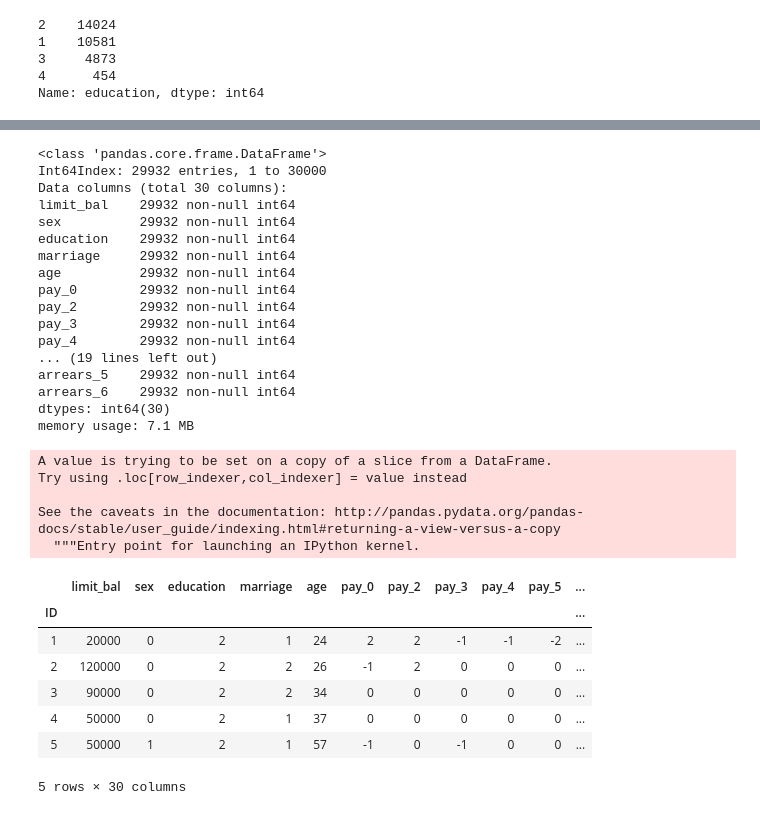
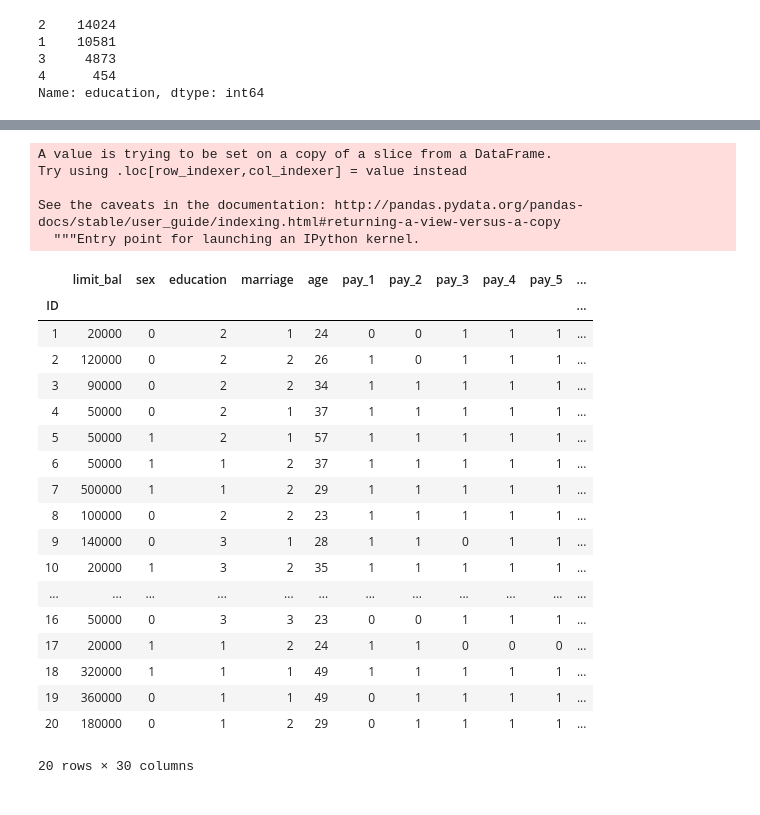
Before and after one commit to tinacliu/mod5_project, a Jupyter notebook: mo_notebook.ipynb, the cells around one changed output, grey strips where cells are left out. Cells and saved outputs as stored; diff of their text form; code cells hidden in the pictures.

```diff
--- a/mo_notebook.ipynb
+++ b/mo_notebook.ipynb
@@ -200,12 +200,12 @@ df.education.value_counts()
 3     4873
 4      454
 Name: education, dtype: int64
+# %%
+df.rename({'pay_0':'pay_1'}, axis= 1, inplace= True)
 # %%
-df['arrears_1'] = df['pay_0'].map(lambda x: 3 if x >= 3 else x)
-
 # pay_i: group 3 or more arrears into a new series
-for i in range(2,7):
-    df[f'arrears_{i}'] = df[f'pay_{i}'].map(lambda x: 3 if x >= 3 else x)
+for i in range(1,7):
+    df[f'pay_{i}'] = df[f'pay_{i}'].map(lambda x: 3 if x >= 3 else x)
 # %%
 df.head()
 # %% [output]
@@ -220,3 +220,7 @@ df.head()
+# %%
+for i in range(1,7):
+    df[f'months_late_{i}'] = df[f'pay_{i}'].map(lambda x: x if x > 0 else 0)
+    df[f'pay_{i}'] = df[f'pay_{i}'].map(lambda x: 1 if x <=0 else 0)
 # %%
 df.isna().sum()
 # %% [output]
@@ -239,39 +243,31 @@ arrears_6       0
 dtype: int64
 # %%
 df_1 = df.dropna(axis=1)
-df_1.info()
-# %% [output]
-<class 'pandas.core.frame.DataFrame'>
-Int64Index: 29932 entries, 1 to 30000
-Data columns (total 30 columns):
-limit_bal    29932 non-null int64
-sex          29932 non-null int64
-education    29932 non-null int64
-marriage     29932 non-null int64
-age          29932 non-null int64
-pay_0        29932 non-null int64
-pay_2        29932 non-null int64
-pay_3        29932 non-null int64
-pay_4        29932 non-null int64
-... (19 lines left out)
-arrears_5    29932 non-null int64
-arrears_6    29932 non-null int64
-dtypes: int64(30)
-memory usage: 7.1 MB
 # %%
 df_1['sex'] = df_1['sex'].map({1:1, 2:0})
-df_1.head()
+df_1.head(20)
 # %% [output]
 A value is trying to be set on a copy of a slice from a DataFrame.
 Try using .loc[row_indexer,col_indexer] = value instead
 
 See the caveats in the documentation: http://pandas.pydata.org/pandas-docs/stable/user_guide/indexing.html#returning-a-view-versus-a-copy
   """Entry point for launching an IPython kernel.
-|  | limit_bal | sex | education | marriage | age | pay_0 | pay_2 | pay_3 | pay_4 | pay_5 | ... |
+|  | limit_bal | sex | education | marriage | age | pay_1 | pay_2 | pay_3 | pay_4 | pay_5 | ... |
 | ID |  |  |  |  |  |  |  |  |  |  | ... |
-| 1 | 20000 | 0 | 2 | 1 | 24 | 2 | 2 | -1 | -1 | -2 | ... |
-| 2 | 120000 | 0 | 2 | 2 | 26 | -1 | 2 | 0 | 0 | 0 | ... |
-| 3 | 90000 | 0 | 2 | 2 | 34 | 0 | 0 | 0 | 0 | 0 | ... |
-| 4 | 50000 | 0 | 2 | 1 | 37 | 0 | 0 | 0 | 0 | 0 | ... |
-| 5 | 50000 | 1 | 2 | 1 | 57 | -1 | 0 | -1 | 0 | 0 | ... |
+| 1 | 20000 | 0 | 2 | 1 | 24 | 0 | 0 | 1 | 1 | 1 | ... |
+| 2 | 120000 | 0 | 2 | 2 | 26 | 1 | 0 | 1 | 1 | 1 | ... |
+| 3 | 90000 | 0 | 2 | 2 | 34 | 1 | 1 | 1 | 1 | 1 | ... |
+| 4 | 50000 | 0 | 2 | 1 | 37 | 1 | 1 | 1 | 1 | 1 | ... |
+| 5 | 50000 | 1 | 2 | 1 | 57 | 1 | 1 | 1 | 1 | 1 | ... |
+| 6 | 50000 | 1 | 1 | 2 | 37 | 1 | 1 | 1 | 1 | 1 | ... |
+| 7 | 500000 | 1 | 1 | 2 | 29 | 1 | 1 | 1 | 1 | 1 | ... |
+| 8 | 100000 | 0 | 2 | 2 | 23 | 1 | 1 | 1 | 1 | 1 | ... |
+| 9 | 140000 | 0 | 3 | 1 | 28 | 1 | 1 | 0 | 1 | 1 | ... |
+| 10 | 20000 | 1 | 3 | 2 | 35 | 1 | 1 | 1 | 1 | 1 | ... |
+| ... | ... | ... | ... | ... | ... | ... | ... | ... | ... | ... | ... |
+| 16 | 50000 | 0 | 3 | 3 | 23 | 0 | 0 | 1 | 1 | 1 | ... |
+| 17 | 20000 | 1 | 1 | 2 | 24 | 1 | 1 | 0 | 0 | 0 | ... |
+| 18 | 320000 | 1 | 1 | 1 | 49 | 1 | 1 | 1 | 1 | 1 | ... |
+| 19 | 360000 | 0 | 1 | 1 | 49 | 0 | 1 | 1 | 1 | 1 | ... |
+| 20 | 180000 | 0 | 1 | 2 | 29 | 0 | 1 | 1 | 1 | 1 | ... |
-5 rows × 30 columns
+20 rows × 30 columns
```
Also changed, not shown: parts of 38 cells of this notebook.
